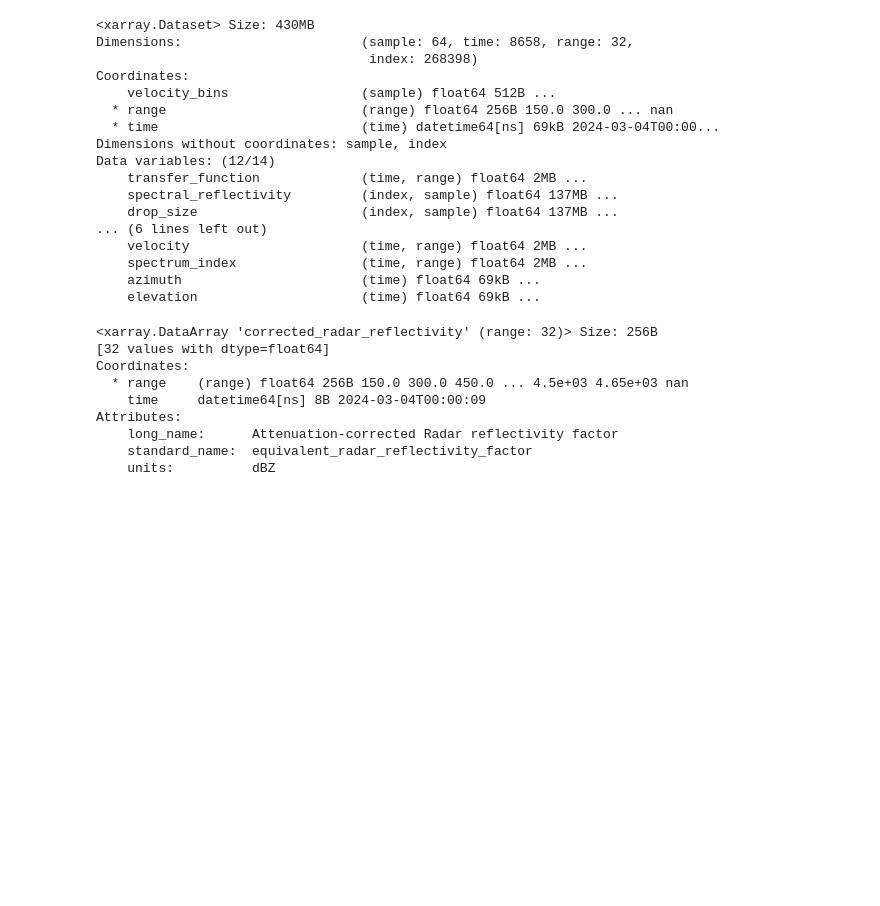
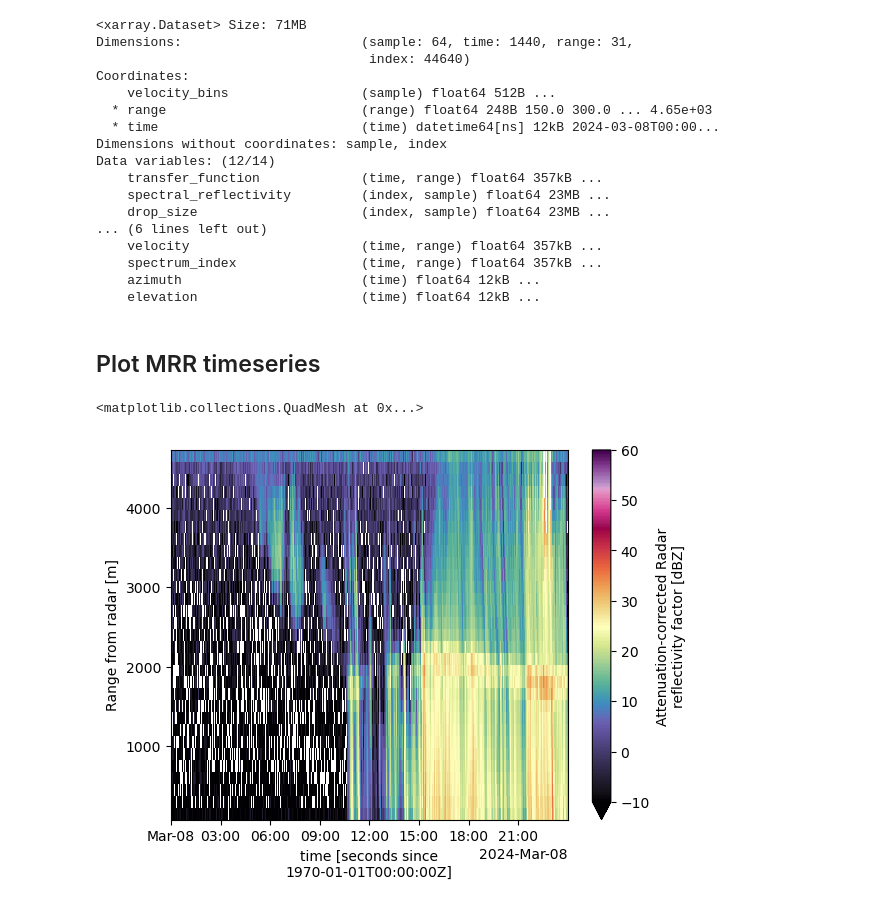
Before and after one commit to openradar/xradar, a Jupyter notebook: examples/notebooks/MRR.ipynb, the cells around one changed output. Drawn from its saved outputs; the diff is of its cells as text; code cells hidden in the pictures; blank space fills up the shorter version.

```diff
--- a/examples/notebooks/MRR.ipynb
+++ b/examples/notebooks/MRR.ipynb
@@ -4,2 +5,2 @@ import xradar
 # %%
-ds = xr.open_dataset('/Users/rjackson/mrr_data/0304.pro', engine='metek')
+ds = xr.open_dataset('/Users/rjackson/mrr_data/0308.ave', engine='metek')
@@ -6,32 +25,27 @@ ds = xr.open_dataset('/Users/rjackson/mrr_data/0304.pro', engine='metek')
 # %%
 ds
 # %% [output]
-<xarray.Dataset> Size: 430MB
-Dimensions:                       (sample: 64, time: 8658, range: 32,
-                                   index: 268398)
+<xarray.Dataset> Size: 71MB
+Dimensions:                       (sample: 64, time: 1440, range: 31,
+                                   index: 44640)
 Coordinates:
     velocity_bins                 (sample) float64 512B ...
-  * range                         (range) float64 256B 150.0 300.0 ... nan
-  * time                          (time) datetime64[ns] 69kB 2024-03-04T00:00...
+  * range                         (range) float64 248B 150.0 300.0 ... 4.65e+03
+  * time                          (time) datetime64[ns] 12kB 2024-03-08T00:00...
 Dimensions without coordinates: sample, index
 Data variables: (12/14)
-    transfer_function             (time, range) float64 2MB ...
-    spectral_reflectivity         (index, sample) float64 137MB ...
-    drop_size                     (index, sample) float64 137MB ...
+    transfer_function             (time, range) float64 357kB ...
+    spectral_reflectivity         (index, sample) float64 23MB ...
+    drop_size                     (index, sample) float64 23MB ...
 ... (6 lines left out)
-    velocity                      (time, range) float64 2MB ...
-    spectrum_index                (time, range) float64 2MB ...
-    azimuth                       (time) float64 69kB ...
-    elevation                     (time) float64 69kB ...
+    velocity                      (time, range) float64 357kB ...
+    spectrum_index                (time, range) float64 357kB ...
+    azimuth                       (time) float64 12kB ...
+    elevation                     (time) float64 12kB ...
-# %%
-ds['corrected_radar_reflectivity'][0]
-# %% [output]
-<xarray.DataArray 'corrected_radar_reflectivity' (range: 32)> Size: 256B
-[32 values with dtype=float64]
-Coordinates:
-  * range    (range) float64 256B 150.0 300.0 450.0 ... 4.5e+03 4.65e+03 nan
-    time     datetime64[ns] 8B 2024-03-04T00:00:09
-Attributes:
-    long_name:      Attenuation-corrected Radar reflectivity factor
-    standard_name:  equivalent_radar_reflectivity_factor
-    units:          dBZ
+# %% [markdown]
+## Plot MRR timeseries
+# %%
+ds['corrected_radar_reflectivity'].T.plot(cmap='ChaseSpectral', vmin=-10, vmax=60)
+# %% [output]
+<matplotlib.collections.QuadMesh at 0x...>
+[figure, added]
```
Also changed, not shown: parts of 5 cells of this notebook, 1 other file.
